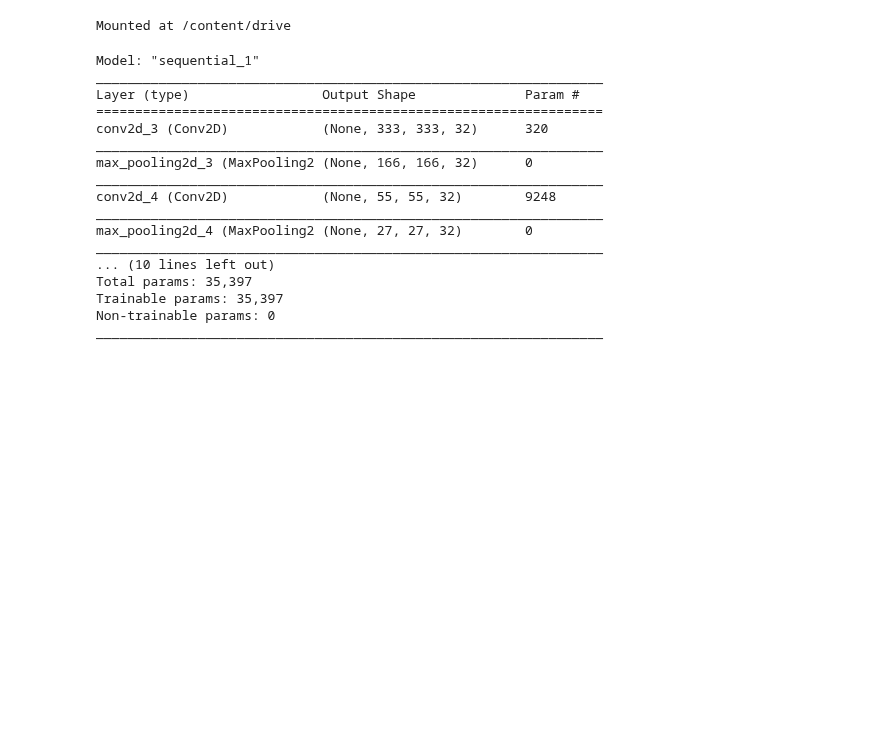
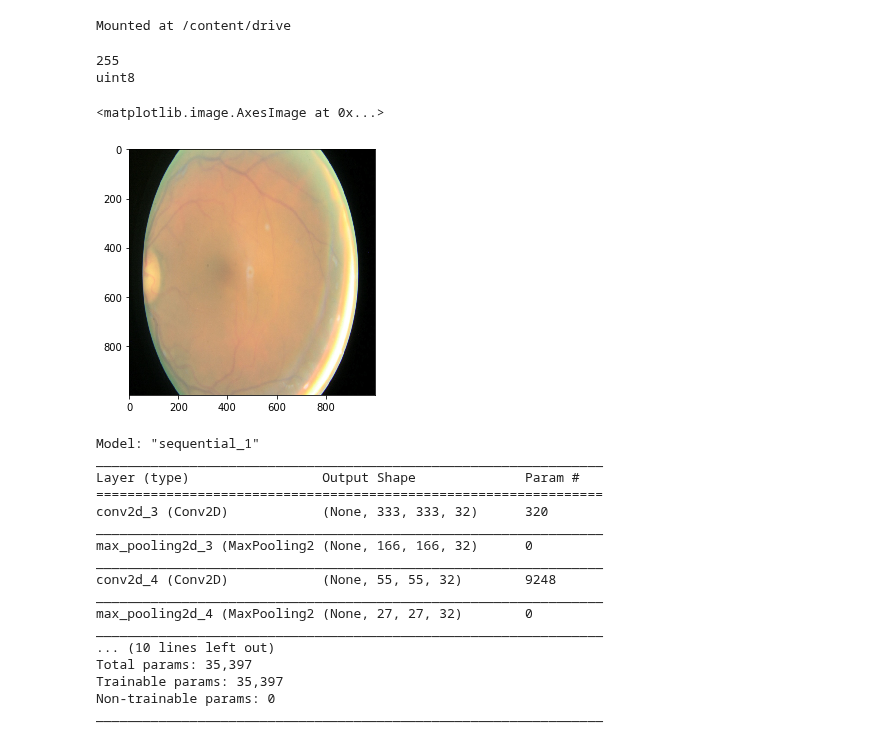
Before and after one commit to zhangxiaosa/cs766-21spring-project, a Jupyter notebook: CNN/run.ipynb, the cells around one changed output. Saved outputs shown, nothing was run; the diff lists cells and outputs as text; code cells hidden in the pictures; blank space fills up the shorter version.

```diff
--- a/CNN/run.ipynb
+++ b/CNN/run.ipynb
@@ -28,4 +28,4 @@ Mounted at /content/drive
 # %%
 # set project root, maybe you need to firstly
 # add shortcut of CS 766 Project to drive.
-project_root = './drive/MyDrive/CS 766 Project/Project Coding and Data Files'
+project_root = './drive/MyDrive/CS 766 Project/Project Coding and Data Files/'
@@ -32,3 +60,17 @@ project_root = './drive/MyDrive/CS 766 Project/Project Coding and Data Files'
+# %%
+all_images = np.load(os.path.join(project_root, "Processed_Data_Batches", "04_Only_Color_Even_Class_Distribution_Datasets", "Xtrain", "04_Only_Color_Processed_Xtrain_Batch%d_even.npy" % 0))
+# img = io.imread(os.path.join(project_root, "augmented", "aug_0_244.jpeg"))
+# img = img * 255
+img = all_images[0] * 255
+img = img.astype('uint8')
+print(img.max())
+print(img.dtype)
+io.imshow(img)
+# %% [output]
+255
+uint8
+<matplotlib.image.AxesImage at 0x...>
+[figure, added]
 # %%
 # class to initialize CNNs
 class OriginCNN(object):
```
Also changed, not shown: parts of 1 cell of this notebook.
